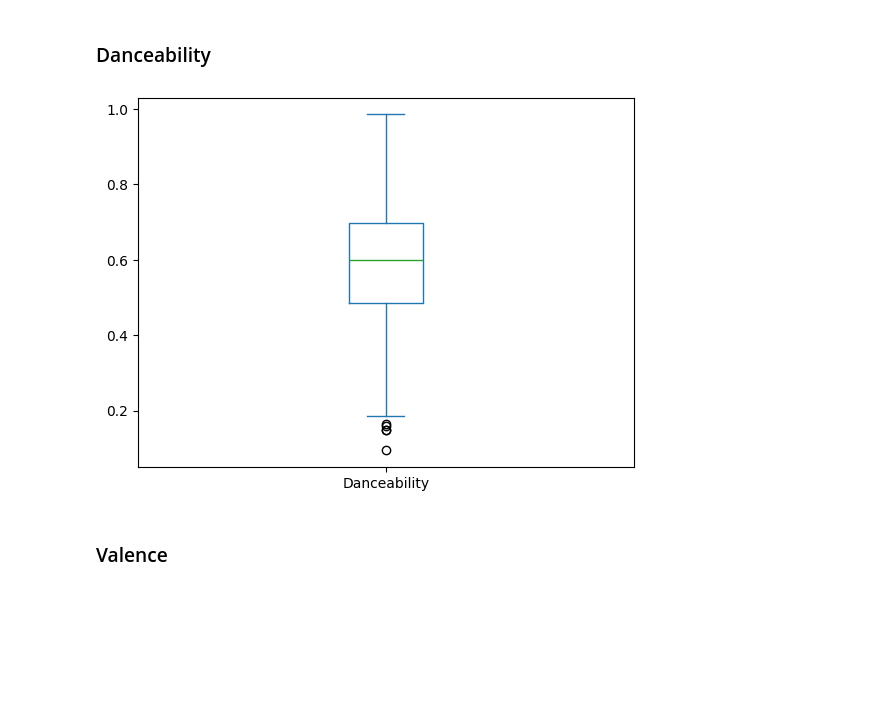
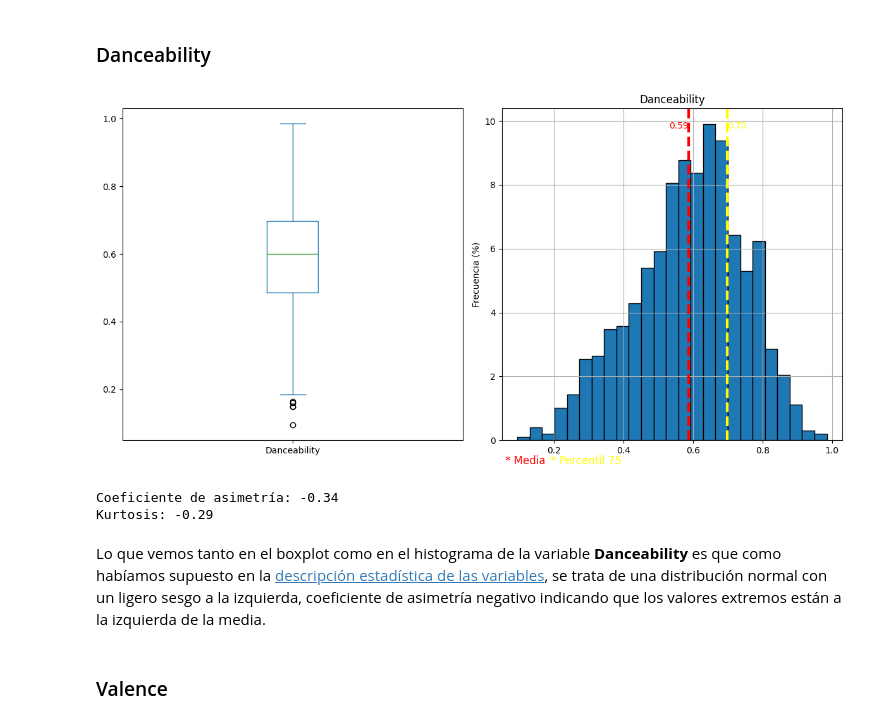
Before and after one commit to nachoperna/Fundamentos-de-la-Ciencia-de-Datos, a Jupyter notebook: TPE/tpe.ipynb, the cells around one changed output. Saved outputs shown, nothing was run; the diff lists cells and outputs as text; code cells hidden in the pictures; blank space fills up the shorter version.

Commit message:
analisis individual completo de variables con correlacion con otras, generacion de subplots, boxplots e histogramas con marcas

```diff
--- a/TPE/tpe.ipynb
+++ b/TPE/tpe.ipynb
@@ -387,10 +387,36 @@ Podemos observar a primera vista gracias a la [descripción estadística de las
 Antes de hacer el análisis bivariado, vamos a observar en profundidad individualmente cada variable para entenderlas bien antes de compararlas con otra.
 # %% [markdown]
 ### Danceability
-# %%
-covers_sin_track_artist['Danceability'].plot.box()
-plt.show()
-# %% [output]
-[figure, removed]
+# %%
+fig, axes = plt.subplots(1, 2, figsize=(12, 6))
+
+covers_sin_track_artist['Danceability'].plot.box(ax=axes[0])
+
+dance_hist = covers_sin_track_artist['Danceability'].hist(bins=25, weights=np.zeros_like(covers_sin_track_artist["Danceability"]) + 1. / covers_sin_track_artist["Danceability"].size * 100, edgecolor='black', ax=axes[1])
+dance_hist.set_title("Danceability")
+dance_hist.set_ylabel("Frecuencia (%)")
+
+media = covers_sin_track_artist['Danceability'].mean()
+cuartil3 = np.percentile(covers_sin_track_artist['Danceability'], 75)
+dance_hist.axvline(media, color='red', linestyle='--', linewidth=3, label=f'Media: {media:.2f}')
+dance_hist.text(media, dance_hist.get_ylim()[1] * 0.95, f'{media:.2f}', color='red', ha='right', va='center_baseline', rotation=0)
+dance_hist.text(cuartil3, dance_hist.get_ylim()[1] * 0.95, f'{cuartil3:.2f}', color='yellow', ha='left', va='center_baseline', rotation=0)
+dance_hist.axvline(cuartil3, color='yellow', linestyle='--', linewidth=3, label=f'Percentil 75: {cuartil3:.2f}')
+
+plt.figtext(0.57, 0.01, "* Media", ha='center', va='center', fontsize=12, color='red')
+plt.figtext(0.65, 0.01, "* Percentil 75", ha='center', va='center', fontsize=12, color='yellow')
+
+plt.tight_layout()
+plt.show()
+# %% [output]
+[figure, added]
+# %%
+print(f"Coeficiente de asimetría: {covers_sin_track_artist['Danceability'].skew():.2f}")
+print(f"Kurtosis: {covers_sin_track_artist['Danceability'].kurtosis():.2f}")
+# %% [output]
+Coeficiente de asimetría: -0.34
+Kurtosis: -0.29
+# %% [markdown]
+Lo que vemos tanto en el boxplot como en el histograma de la variable **Danceability** es que como habíamos supuesto en la [descripción estadística de las variables](#primera-descripción-estadística-de-las-variables), se trata de una distribución normal con un ligero sesgo a la izquierda, coeficiente de asimetría negativo indicando que los valores extremos están a la izquierda de la media.
 # %% [markdown]
 ### Valence
```
Also changed, not shown: parts of 20 cells of this notebook.
